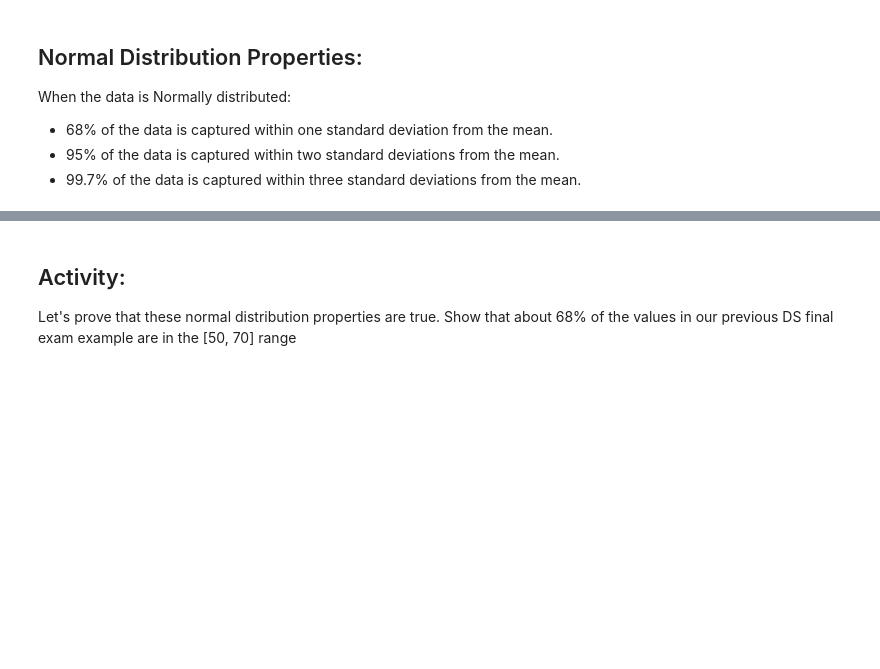
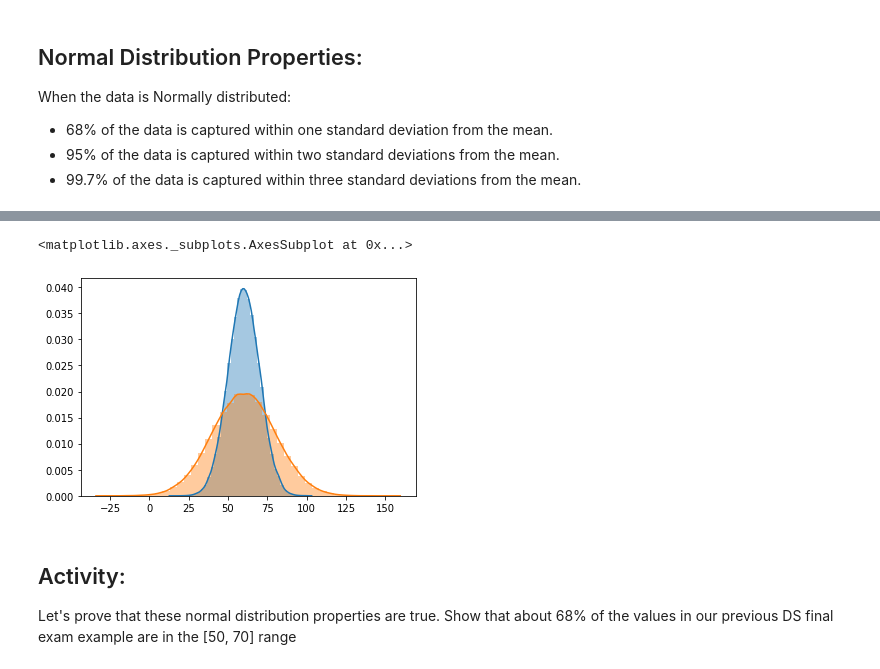
Before and after one commit to alannanoguchi/QL-1.1, a Jupyter notebook: Notebooks/Handling_Randomness_in_Probability/pdf_cdf_Normal.ipynb, the cells around one changed output, grey strips where cells are left out. Cells and saved outputs as stored; diff of their text form; code cells hidden in the pictures; blank space fills up the shorter version.

```diff
--- a/Notebooks/Handling_Randomness_in_Probability/pdf_cdf_Normal.ipynb
+++ b/Notebooks/Handling_Randomness_in_Probability/pdf_cdf_Normal.ipynb
@@ -242,6 +265,18 @@ When the data is Normally distributed:
 - 99.7% of the data is captured within three standard deviations from the mean.
 # %% [markdown]
 <br><img src="http://www.oswego.edu/~srp/stats/images/normal_34.gif" /><br>
+# %%
+import numpy as np
+import seaborn as sns
+
+a = np.random.normal(60, 10, 100000)
+sns.distplot(a, hist=True, kde=True, bins=40) # the graph has a higher and narrower peak because
+
+b = np.random.normal(60, 20, 100000)
+sns.distplot(b, hist=True, kde=True, bins=40) # the graph has a wider and shorter peak because
+# %% [output]
+<matplotlib.axes._subplots.AxesSubplot at 0x...>
+[figure, added]
 # %% [markdown]
 ## Activity:
 
```
Also changed, not shown: parts of 3 cells of this notebook, 2 other files.
